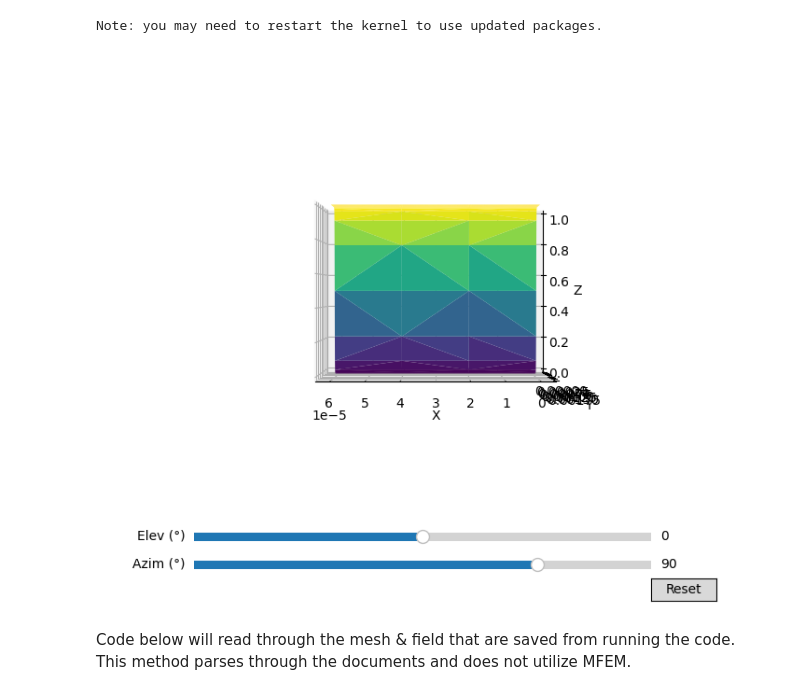
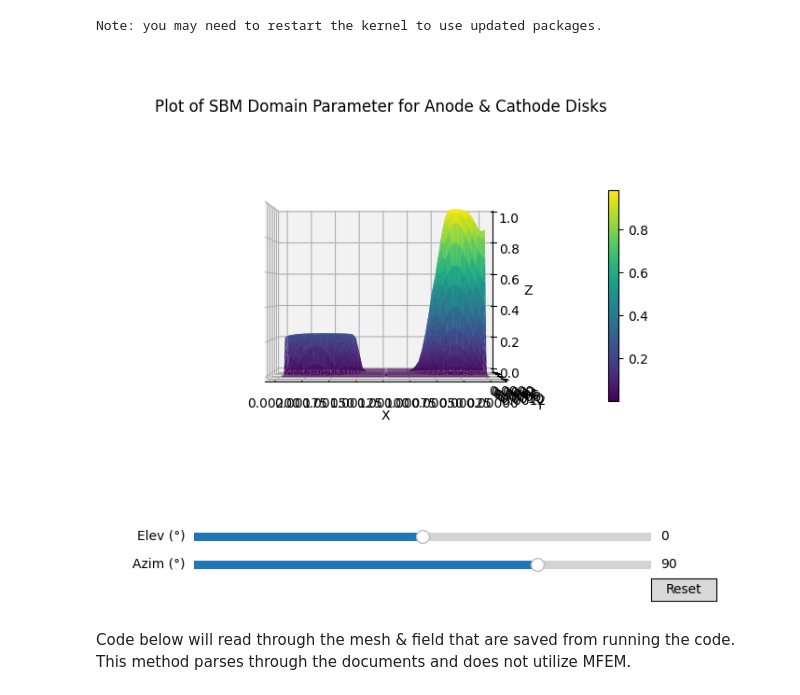
Before and after one commit to HCY-Group/BESFEM, a Jupyter notebook: BESFEM/mfem_plot.ipynb, the cells around one changed output. Saved outputs shown, nothing was run; the diff lists cells and outputs as text; code cells hidden in the pictures.

Commit message:
making changes to work with cathode

```diff
--- a/BESFEM/mfem_plot.ipynb
+++ b/BESFEM/mfem_plot.ipynb
@@ -20,8 +20,10 @@ from matplotlib import cm
 from matplotlib.colors import ListedColormap
 # %%
 mesh = mfem.Mesh()
-mesh.Load("pmesh.000000")
-x = mfem.GridFunction(mesh,"psi.000000")
+# mesh.Load("outputs/Results/20251008_094134__nsteps=10000__mesh=Mesh_40x60_F00/pmesh.000000")
+# x = mfem.GridFunction(mesh,"outputs/Results/20251008_094134__nsteps=10000__mesh=Mesh_40x60_F00/CnP_final.000000")
+mesh.Load("outputs/Results/20251008_094134__nsteps=10000__mesh=Mesh_40x60_F00/pmesh.000000")
+x = mfem.GridFunction(mesh,"outputs/Results/20251008_091611__nsteps=15000__mesh=Mesh_40x60_F00/CnP_final.000000")
 
 # mesh.Load("meshCH")
 # x = mfem.GridFunction(mesh,"CnCH")
@@ -41,6 +43,10 @@ ax = fig.add_subplot(111, projection='3d')
 # draw your surface
 surf = ax.plot_trisurf(X, Y, Z, cmap='viridis')  # keep as-is if your data are unstructured
 ax.set_xlabel("X"); ax.set_ylabel("Y"); ax.set_zlabel("Z")
+ax.set_title("Plot of SBM Domain Parameter for Anode & Cathode Disks")
+
+# ✅ add colorbar
+cbar = fig.colorbar(surf, ax=ax, shrink=0.6, pad=0.1)
 
 # start from a "front" view (looking along +y)
 start_elev, start_azim = 0, 90
@@ -48,34 +54,34 @@ ax.view_init(elev=start_elev, azim=start_azim)
 
 # layout for sliders
 plt.subplots_adjust(bottom=0.25)  # leave space under the plot
 
 # slider axes: [left, bottom, width, height] in figure coords
 ax_elev = plt.axes([0.15, 0.12, 0.7, 0.03])
 ax_azim = plt.axes([0.15, 0.07, 0.7, 0.03])
 
 # sliders
 s_elev = Slider(ax_elev, 'Elev (°)', -90.0, 90.0, valinit=start_elev)
 s_azim = Slider(ax_azim, 'Azim (°)', -180.0, 180.0, valinit=start_azim)
 
 def update_view(val=None):
     ax.view_init(elev=s_elev.val, azim=s_azim.val)
     fig.canvas.draw_idle()
 
 s_elev.on_changed(update_view)
 s_azim.on_changed(update_view)
 
 # reset button
 ax_reset = plt.axes([0.85, 0.02, 0.1, 0.04])
 b_reset = Button(ax_reset, 'Reset')
 
 def reset(event):
     s_elev.reset()
     s_azim.reset()
 b_reset.on_clicked(reset)
 
 plt.show()
 # %% [output]
-[figure, old version]
+[figure, new version]
 # %% [markdown]
 Code below will read through the mesh & field that are saved from running the code.
 This method parses through the documents and does not utilize MFEM.
```
Also changed, not shown: parts of 2 cells of this notebook, 7 other files.
